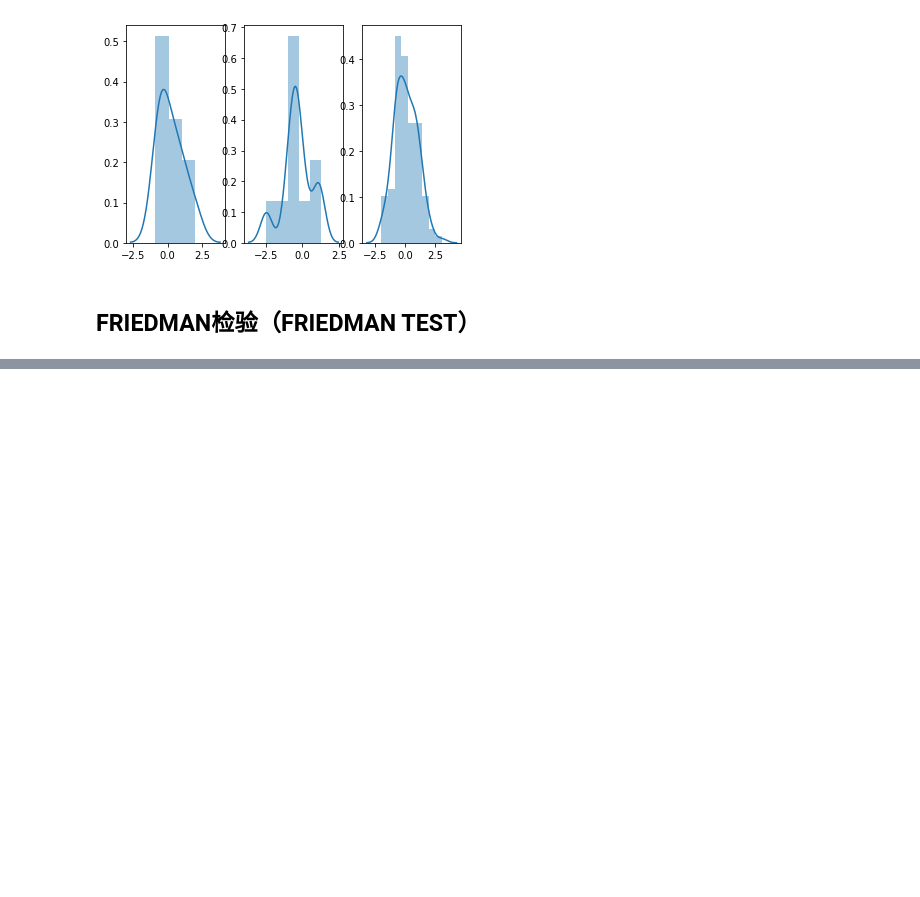
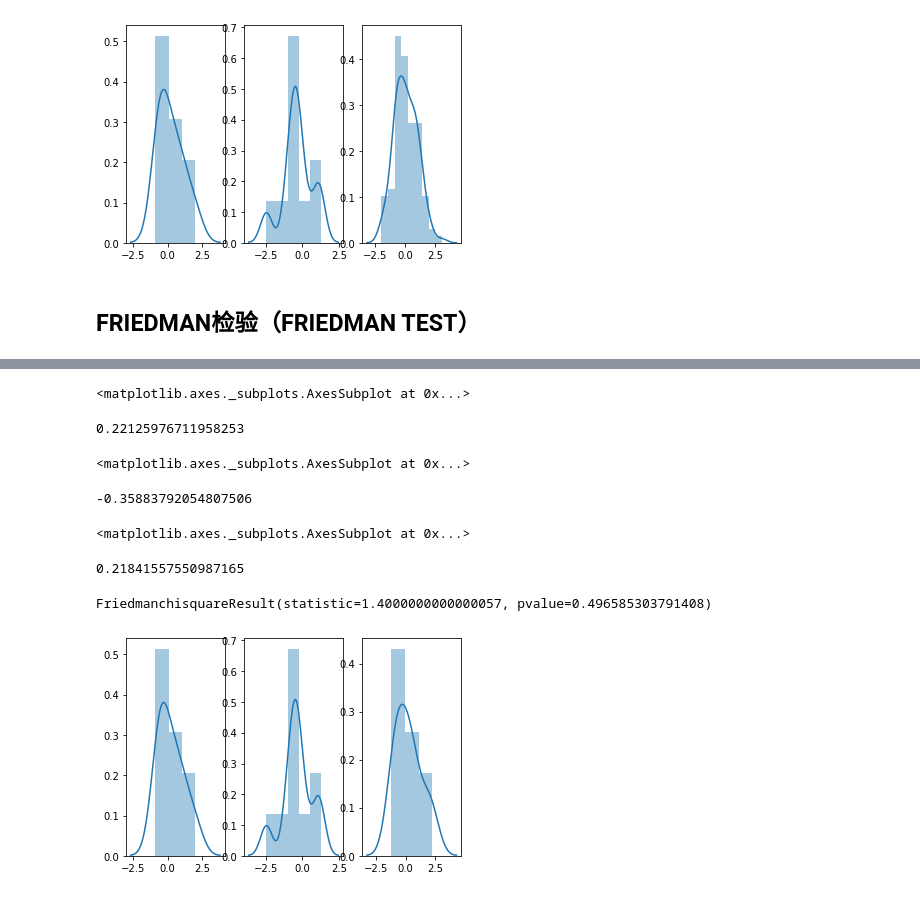
Before and after one commit to longfengpili/statsintro_python, a Jupyter notebook: 显著性检验.ipynb, the cells around one changed output, grey strips where cells are left out. Cells and saved outputs as stored; diff of their text form; code cells hidden in the pictures; blank space fills up the shorter version.

```diff
--- a/显著性检验.ipynb
+++ b/显著性检验.ipynb
@@ -361 +410,23 @@ H0：所有样本的分布均等。
 H1：一个或多个样本的分布不均等。
+# %%
+fig, axes = plt.subplots(1,3)
+nd = st.norm()
+data1 = nd.rvs(size=10, random_state=43)
+sns.distplot(data1, ax=axes[0])
+np.mean(data1)
+data2 = nd.rvs(size=10, random_state=143)
+sns.distplot(data2, ax=axes[1])
+np.mean(data2)
+data3 = nd.rvs(size=10, random_state=254)
+sns.distplot(data3, ax=axes[2])
+np.mean(data3)
+st.friedmanchisquare(data1, data2, data3)
+# %% [output]
+<matplotlib.axes._subplots.AxesSubplot at 0x...>
+0.22125976711958253
+<matplotlib.axes._subplots.AxesSubplot at 0x...>
+-0.35883792054807506
+<matplotlib.axes._subplots.AxesSubplot at 0x...>
+0.21841557550987165
+FriedmanchisquareResult(statistic=1.4000000000000057, pvalue=0.496585303791408)
+[figure, added]
```
Also changed, not shown: parts of 7 cells of this notebook, 1 other file.
